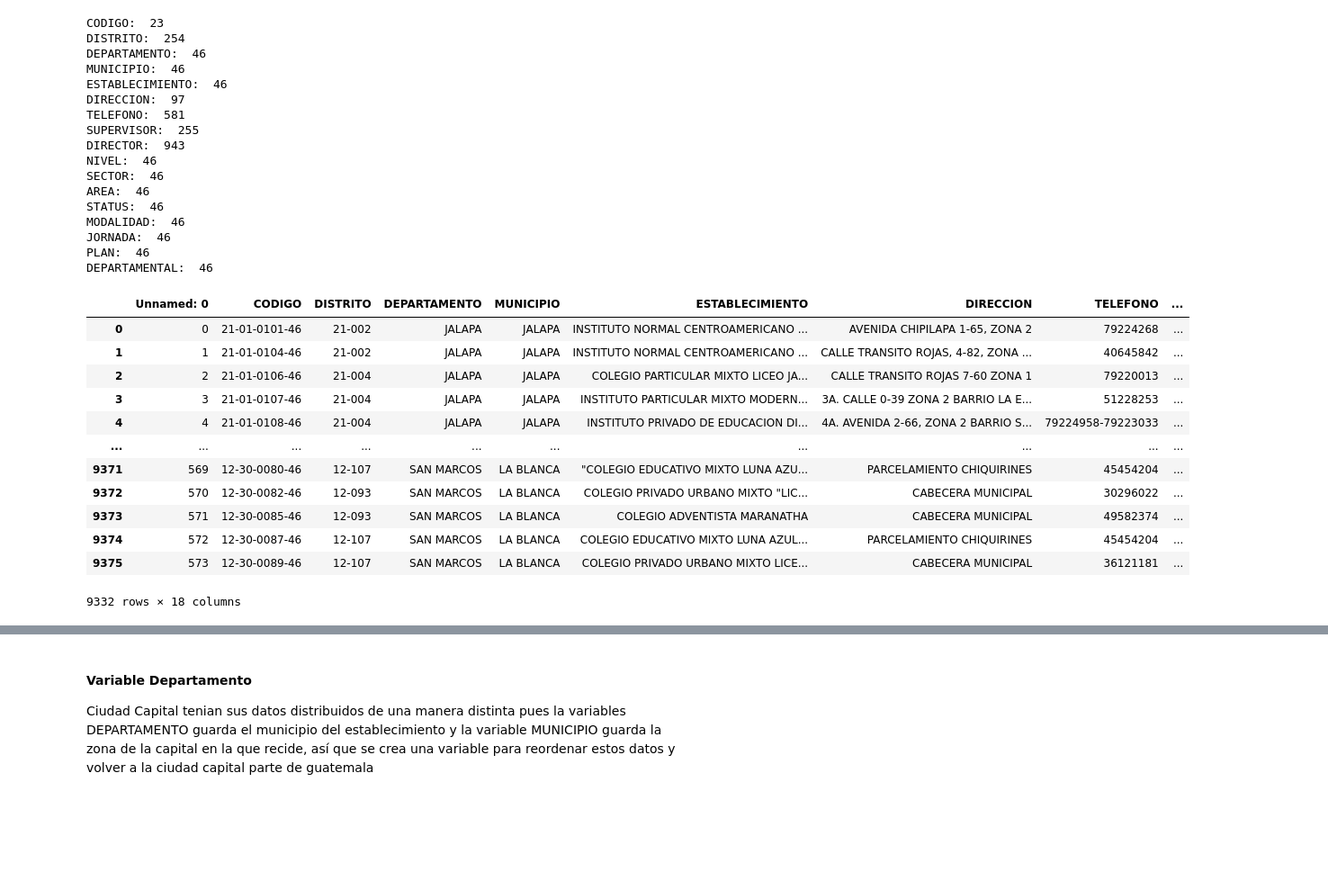
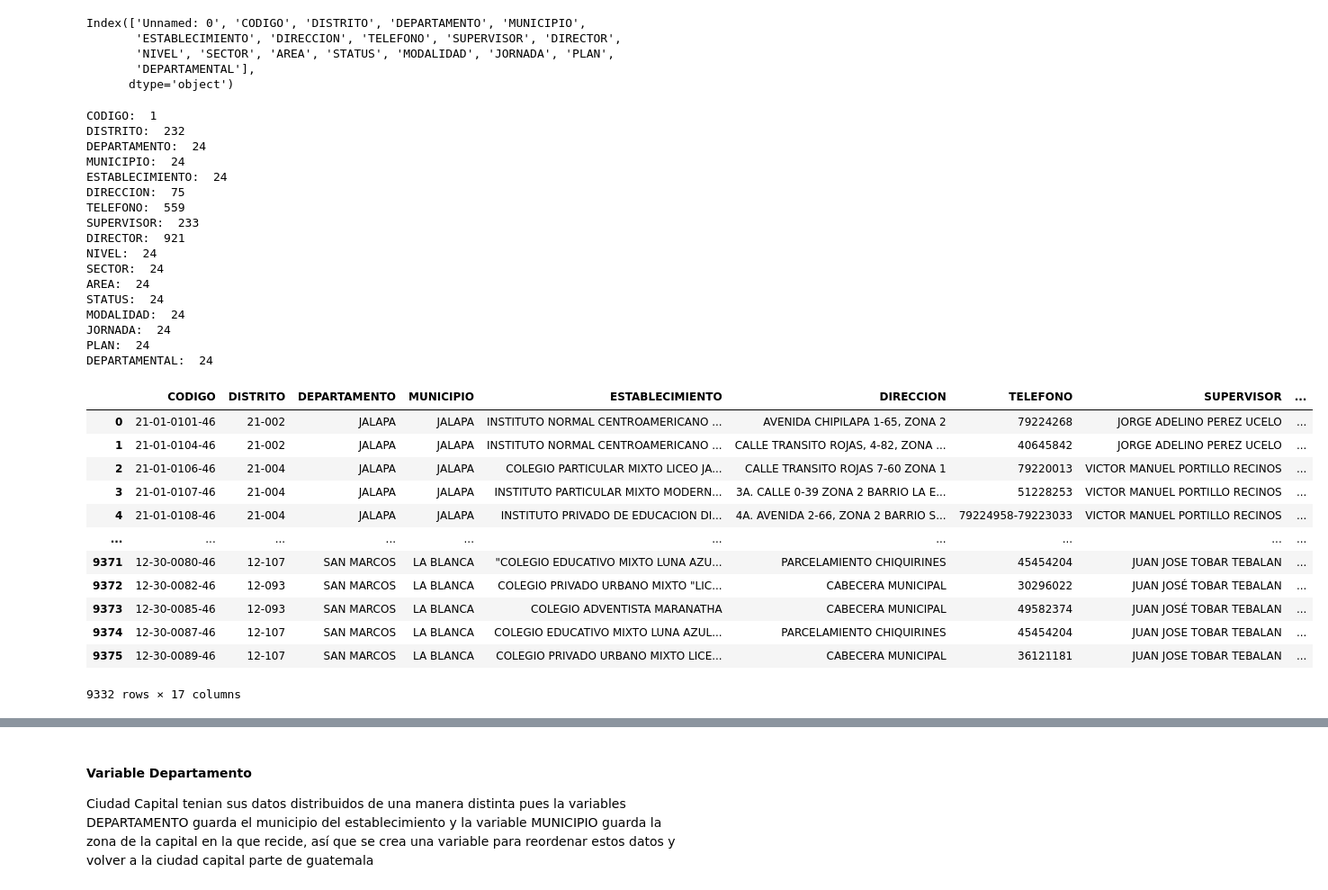
Before and after one commit to robertriosm/ds-project-1, a Jupyter notebook: Proyecto1DS (1).ipynb, the cells around one changed output, grey strips where cells are left out. Shown: that part at 90% size. Drawn from its saved outputs; the diff is of its cells as text; code cells hidden in the pictures; blank space fills up the shorter version.

```diff
--- a/Proyecto1DS (1).ipynb
+++ b/Proyecto1DS (1).ipynb
@@ -5,4 +5,5 @@ import numpy as np
 import re  #
 # %%
 #Se concatenan todos los dataframes --- agregar los demas departamentos
-df = pd.read_csv('/content/DatosCompletos.csv',encoding='latin-1')
+df = pd.read_csv('./DatosCompletos.csv', encoding='utf-8')
+df
@@ -9,9 +24,17 @@ df = pd.read_csv('/content/DatosCompletos.csv',encoding='latin-1')
 # %%
 #Listamos los nombres de las columnas
-list(df.keys())
-
-#Borramos filas duplicadas
-df=df.drop_duplicates()
+df.keys()
+# %% [output]
+Index(['Unnamed: 0', 'CODIGO', 'DISTRITO', 'DEPARTAMENTO', 'MUNICIPIO',
+       'ESTABLECIMIENTO', 'DIRECCION', 'TELEFONO', 'SUPERVISOR', 'DIRECTOR',
+       'NIVEL', 'SECTOR', 'AREA', 'STATUS', 'MODALIDAD', 'JORNADA', 'PLAN',
+       'DEPARTAMENTAL'],
+      dtype='object')
+# %%
+df.drop(['Unnamed: 0'], axis=1, inplace=True)
+# %%
+# Borramos filas duplicadas
+df.drop_duplicates(inplace=True)
 # %%
 #Observamos la cantidad de na de cada variable
 print('CODIGO: ', df['CODIGO'].isna().sum())
@@ -32,38 +55,39 @@ print('JORNADA: ', df['JORNADA'].isna().sum())
 print('PLAN: ', df['PLAN'].isna().sum())
 print('DEPARTAMENTAL: ', df['DEPARTAMENTAL'].isna().sum())
 # %% [output]
-CODIGO:  23
-DISTRITO:  254
-DEPARTAMENTO:  46
-MUNICIPIO:  46
-ESTABLECIMIENTO:  46
-DIRECCION:  97
-TELEFONO:  581
-SUPERVISOR:  255
-DIRECTOR:  943
-NIVEL:  46
-SECTOR:  46
-AREA:  46
-STATUS:  46
-MODALIDAD:  46
-JORNADA:  46
-PLAN:  46
-DEPARTAMENTAL:  46
+CODIGO:  1
+DISTRITO:  232
+DEPARTAMENTO:  24
+MUNICIPIO:  24
+ESTABLECIMIENTO:  24
+DIRECCION:  75
+TELEFONO:  559
+SUPERVISOR:  233
+DIRECTOR:  921
+NIVEL:  24
+SECTOR:  24
+AREA:  24
+STATUS:  24
+MODALIDAD:  24
+JORNADA:  24
+PLAN:  24
+DEPARTAMENTAL:  24
 # %%
 #Botamos todas las filas con valores nulos en el código o establecimiento ya que estas deberían de ser unicas
-df=df.dropna(subset = ['CODIGO', 'ESTABLECIMIENTO'])
+# porque son unicas las filas con el mismo código y establecimiento?
+df.dropna(subset = ['CODIGO', 'ESTABLECIMIENTO'], inplace=True)
 df
 # %% [output]
-|  | Unnamed: 0 | CODIGO | DISTRITO | DEPARTAMENTO | MUNICIPIO | ESTABLECIMIENTO | DIRECCION | TELEFONO | ... |
-| 0 | 0 | 21-01-0101-46 | 21-002 | JALAPA | JALAPA | INSTITUTO NORMAL CENTROAMERICANO ... | AVENIDA CHIPILAPA 1-65, ZONA 2 | 79224268 | ... |
-| 1 | 1 | 21-01-0104-46 | 21-002 | JALAPA | JALAPA | INSTITUTO NORMAL CENTROAMERICANO ... | CALLE TRANSITO ROJAS, 4-82, ZONA ... | 40645842 | ... |
-| 2 | 2 | 21-01-0106-46 | 21-004 | JALAPA | JALAPA | COLEGIO PARTICULAR MIXTO LICEO JA... | CALLE TRANSITO ROJAS 7-60 ZONA 1 | 79220013 | ... |
-| 3 | 3 | 21-01-0107-46 | 21-004 | JALAPA | JALAPA | INSTITUTO PARTICULAR MIXTO MODERN... | 3A. CALLE 0-39 ZONA 2 BARRIO LA E... | 51228253 | ... |
-| 4 | 4 | 21-01-0108-46 | 21-004 | JALAPA | JALAPA | INSTITUTO PRIVADO DE EDUCACION DI... | 4A. AVENIDA 2-66, ZONA 2 BARRIO S... | 79224958-79223033 | ... |
+|  | CODIGO | DISTRITO | DEPARTAMENTO | MUNICIPIO | ESTABLECIMIENTO | DIRECCION | TELEFONO | SUPERVISOR | ... |
+| 0 | 21-01-0101-46 | 21-002 | JALAPA | JALAPA | INSTITUTO NORMAL CENTROAMERICANO ... | AVENIDA CHIPILAPA 1-65, ZONA 2 | 79224268 | JORGE ADELINO PEREZ UCELO | ... |
+| 1 | 21-01-0104-46 | 21-002 | JALAPA | JALAPA | INSTITUTO NORMAL CENTROAMERICANO ... | CALLE TRANSITO ROJAS, 4-82, ZONA ... | 40645842 | JORGE ADELINO PEREZ UCELO | ... |
+| 2 | 21-01-0106-46 | 21-004 | JALAPA | JALAPA | COLEGIO PARTICULAR MIXTO LICEO JA... | CALLE TRANSITO ROJAS 7-60 ZONA 1 | 79220013 | VICTOR MANUEL PORTILLO RECINOS | ... |
+| 3 | 21-01-0107-46 | 21-004 | JALAPA | JALAPA | INSTITUTO PARTICULAR MIXTO MODERN... | 3A. CALLE 0-39 ZONA 2 BARRIO LA E... | 51228253 | VICTOR MANUEL PORTILLO RECINOS | ... |
+| 4 | 21-01-0108-46 | 21-004 | JALAPA | JALAPA | INSTITUTO PRIVADO DE EDUCACION DI... | 4A. AVENIDA 2-66, ZONA 2 BARRIO S... | 79224958-79223033 | VICTOR MANUEL PORTILLO RECINOS | ... |
 | ... | ... | ... | ... | ... | ... | ... | ... | ... | ... |
-| 9371 | 569 | 12-30-0080-46 | 12-107 | SAN MARCOS | LA BLANCA | "COLEGIO EDUCATIVO MIXTO LUNA AZU... | PARCELAMIENTO CHIQUIRINES | 45454204 | ... |
-| 9372 | 570 | 12-30-0082-46 | 12-093 | SAN MARCOS | LA BLANCA | COLEGIO PRIVADO URBANO MIXTO "LIC... | CABECERA MUNICIPAL | 30296022 | ... |
-| 9373 | 571 | 12-30-0085-46 | 12-093 | SAN MARCOS | LA BLANCA | COLEGIO ADVENTISTA MARANATHA | CABECERA MUNICIPAL | 49582374 | ... |
-| 9374 | 572 | 12-30-0087-46 | 12-107 | SAN MARCOS | LA BLANCA | COLEGIO EDUCATIVO MIXTO LUNA AZUL... | PARCELAMIENTO CHIQUIRINES | 45454204 | ... |
-| 9375 | 573 | 12-30-0089-46 | 12-107 | SAN MARCOS | LA BLANCA | COLEGIO PRIVADO URBANO MIXTO LICE... | CABECERA MUNICIPAL | 36121181 | ... |
+| 9371 | 12-30-0080-46 | 12-107 | SAN MARCOS | LA BLANCA | "COLEGIO EDUCATIVO MIXTO LUNA AZU... | PARCELAMIENTO CHIQUIRINES | 45454204 | JUAN JOSE TOBAR TEBALAN | ... |
+| 9372 | 12-30-0082-46 | 12-093 | SAN MARCOS | LA BLANCA | COLEGIO PRIVADO URBANO MIXTO "LIC... | CABECERA MUNICIPAL | 30296022 | JUAN JOSÉ TOBAR TEBALAN | ... |
+| 9373 | 12-30-0085-46 | 12-093 | SAN MARCOS | LA BLANCA | COLEGIO ADVENTISTA MARANATHA | CABECERA MUNICIPAL | 49582374 | JUAN JOSÉ TOBAR TEBALAN | ... |
+| 9374 | 12-30-0087-46 | 12-107 | SAN MARCOS | LA BLANCA | COLEGIO EDUCATIVO MIXTO LUNA AZUL... | PARCELAMIENTO CHIQUIRINES | 45454204 | JUAN JOSE TOBAR TEBALAN | ... |
+| 9375 | 12-30-0089-46 | 12-107 | SAN MARCOS | LA BLANCA | COLEGIO PRIVADO URBANO MIXTO LICE... | CABECERA MUNICIPAL | 36121181 | JUAN JOSE TOBAR TEBALAN | ... |
-9332 rows × 18 columns
+9332 rows × 17 columns
```
Also changed, not shown: parts of 10 cells of this notebook, 1 other file.
